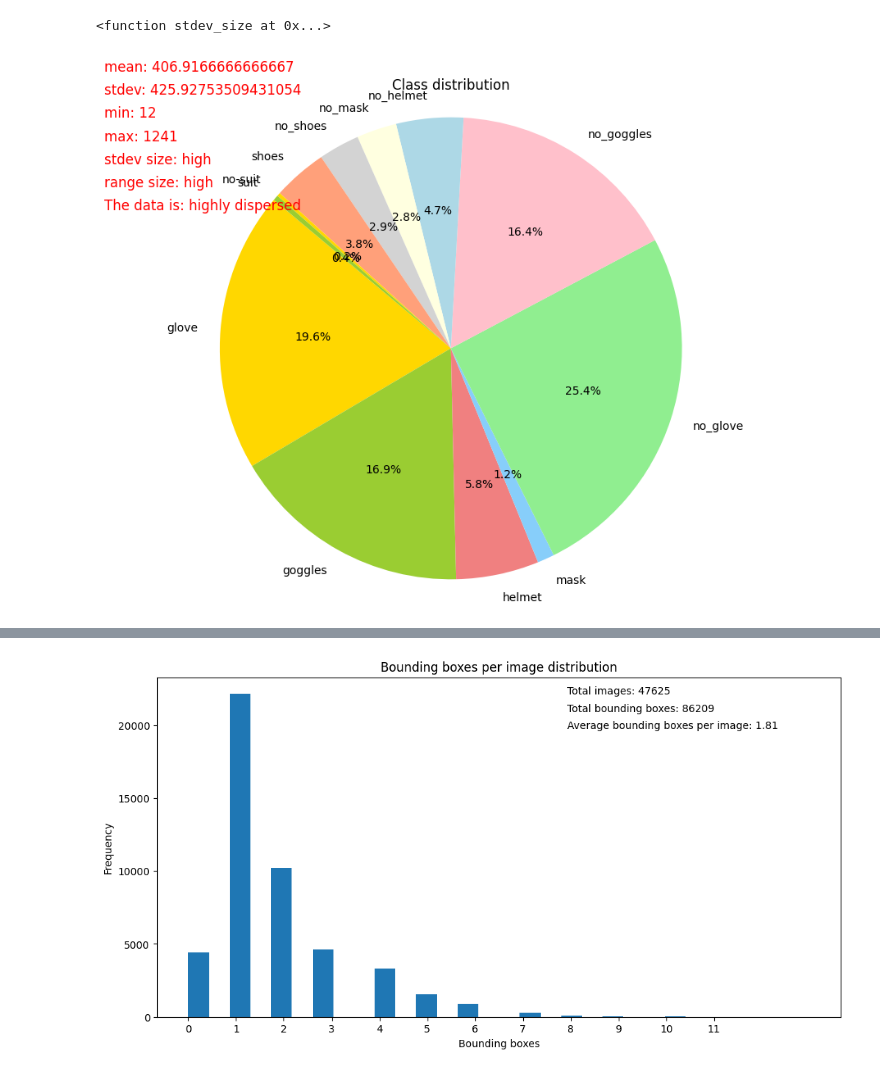
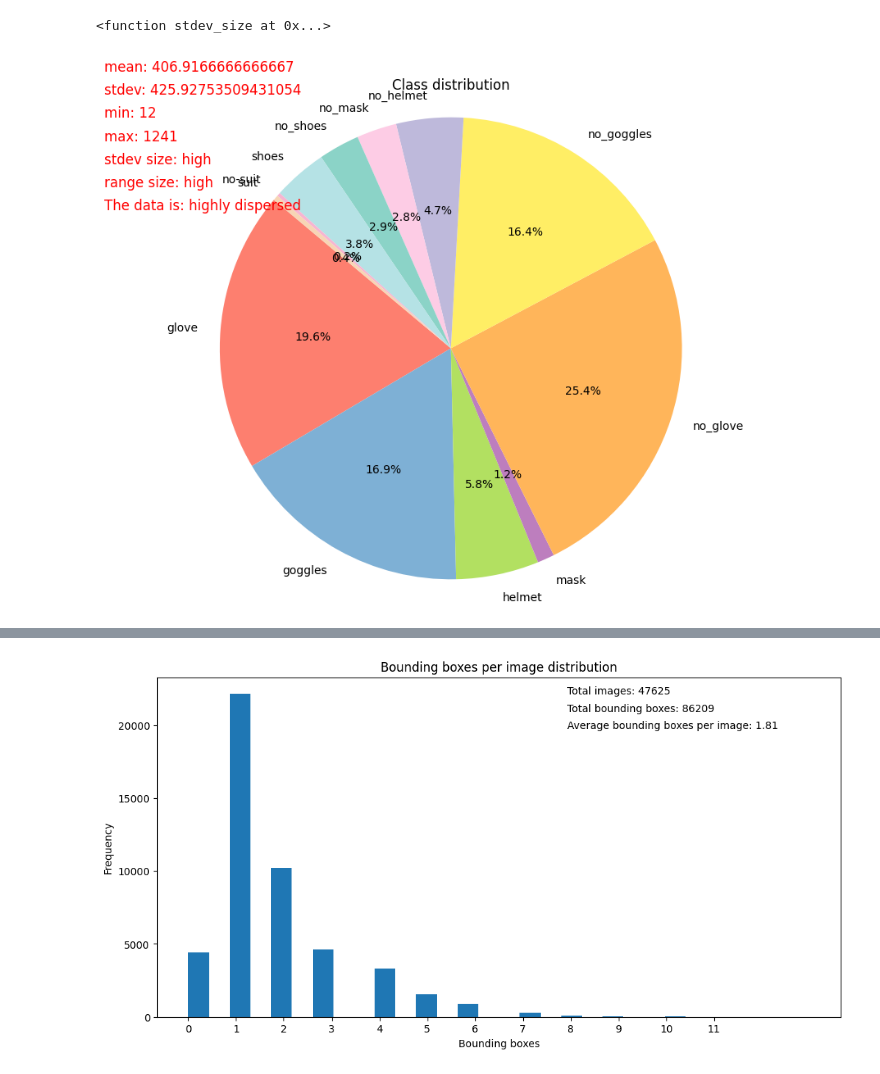
Before and after one commit to KajetanMieloch/Data-Scientist-praktyka-studencka, a Jupyter notebook: Zadania Rekrutacujne/Data Science Intern/odpowiedz.ipynb, the cells around one changed output, grey strips where cells are left out. Saved outputs shown, nothing was run; the diff lists cells and outputs as text; code cells hidden in the pictures.

```diff
--- a/Zadania Rekrutacujne/Data Science Intern/odpowiedz.ipynb
+++ b/Zadania Rekrutacujne/Data Science Intern/odpowiedz.ipynb
@@ -23,6 +23,7 @@ import statistics
 from collections import Counter
 from concurrent.futures import ThreadPoolExecutor
 
+# Calculate the standard deviation and coefficient of variation
 def stdev_size(data: dict) -> str:
     stdev = statistics.stdev(data)
     mean = statistics.mean(data)
@@ -34,6 +35,7 @@ def stdev_size(data: dict) -> str:
     else:
         return "high", 2
 
+# Calculate the range and percentage difference
 def range_size(data: dict) -> str:
     range_value = max(data) - min(data)
     percentage_difference = (range_value / max(data)) * 100
@@ -44,7 +46,8 @@ def range_size(data: dict) -> str:
     else:
         return "high", 2
 
-def overall_size(data: [int]) -> str:
+# Calculate the
+def overall_dispersion(data: [int]) -> str:
     #sum the data
     sum = 0
     for i in data:
@@ -58,7 +61,7 @@ def overall_size(data: [int]) -> str:
     else:
         return "highly dispersed", 3
 
-
+# Acumulate the classes names count
 def get_classes_names_count(yaml_file_path: str, folder_path: str) -> dict:
     with open(yaml_file_path, 'r') as stream:
         classes_names = yaml.safe_load(stream)['names']
@@ -66,27 +69,25 @@ def get_classes_names_count(yaml_file_path: str, folder_path: str) -> dict:
 
     # Use multi-threading to read the label file in parallel
     with ThreadPoolExecutor() as executor:
-        # Iterate over the files in the folder
         for filename in os.listdir(folder_path):
             file_path = os.path.join(folder_path, filename)
-            # Submit the read_label_file function to the executor
             future = executor.submit(read_label_file, file_path, classes_names, classes_names_count)
 
     return classes_names_count
 
+# Read the label file and increment the corresponding class name
 def read_label_file(file_path: str, classes_names: list, classes_names_count: dict):
     # Security check if file is a file
     if os.path.isfile(file_path):
         with open(file_path, 'r') as f:
             for line in f:
-                # Get the class name and increment the corresponding value
                 class_name = classes_names[int(line.split()[0])]
                 classes_names_count[class_name] += 1
 
+# Generate the pie chart with the classes names count and the statistics
 def generate_pie_chart(classes_names_count: dict):
     plt.figure(figsize=(8, 8))
 
-    # Nazwy kategorii (klas)
     labels = classes_names_count.keys()
     sizes = classes_names_count.values()
 
@@ -98,7 +99,7 @@ def generate_pie_chart(classes_names_count: dict):
 
     stdev_size_str, stdev_size_value = stdev_size(sizes)
     range_size_str, range_size_value = range_size(sizes)
-    overall_size_str, overall_size_value = overall_size([stdev_size_value, range_size_value])
+    overall_dispersion_str, overall_dispersion_value = overall_dispersion([stdev_size_value, range_size_value])
 
     print(stdev_size)
 
@@ -109,42 +110,44 @@ def generate_pie_chart(classes_names_count: dict):
         "max": max_value,
         "stdev size": stdev_size_str,
         "range size": range_size_str,
-        "The data is": overall_size_str
+        "The data is": overall_dispersion_str
     }
 
-    colors = ['gold', 'yellowgreen', 'lightcoral', 'lightskyblue', 'lightgreen', 'pink', 'lightblue', 'lightyellow', 'lightgray', 'lightsalmon']
+    colors = ["#fd7f6f", "#7eb0d5", "#b2e061", "#bd7ebe", "#ffb55a", "#ffee65", "#beb9db", "#fdcce5", "#8bd3c7", "#b5e2e5", "#f7b5d1", "#f7d5b5"]
+
+
 
     plt.pie(sizes, labels=labels, colors=colors, autopct='%1.1f%%', startangle=140)
     plt.axis('equal')
     plt.title("Class distribution")
 
     for i, (key, value) in enumerate(stats.items()):
-        color = 'green' if overall_size_value == '0' else 'yellow' if overall_size_value == '1' else 'orange' if overall_size_value == '2' else 'red'
+        color = 'green' if overall_dispersion_value == '0' else 'yellow' if overall_dispersion_value == '1' else 'orange' if overall_dispersion_value == '2' else 'red'
         plt.text(-1.5, 1.2 - i * 0.1, f"{key}: {value}", fontsize=12, color=color)
 
 
     plt.show()
 
 def merge_dicts(*dict_args):
     result = {}
     for dictionary in dict_args:
         result.update(dictionary)
     return result
 
 # Define the paths to the YAML files and label folders
 yaml_file_paths = ["PPEs-1/data.yaml", "PPEs-2/data.yaml", "PPEs-3/data.yaml", "PPEs-4/data.yaml"]
 
 # Get the classes names count for each dataset
 classes_names_counts = [get_classes_names_count(yaml_file_path, folder_path) for yaml_file_path, folder_path in zip(yaml_file_paths, all_labels_paths)]
 
 # Merge the dictionaries
 classes_names_count_all = merge_dicts(*classes_names_counts)
 
 # Generate the pie chart
 generate_pie_chart(classes_names_count_all)
 # %% [output]
 <function stdev_size at 0x...>
-[figure, old version]
+[figure, new version]
 # %%
 # Analize the size of images
 import os
```
Also changed, not shown: parts of 4 cells of this notebook.
